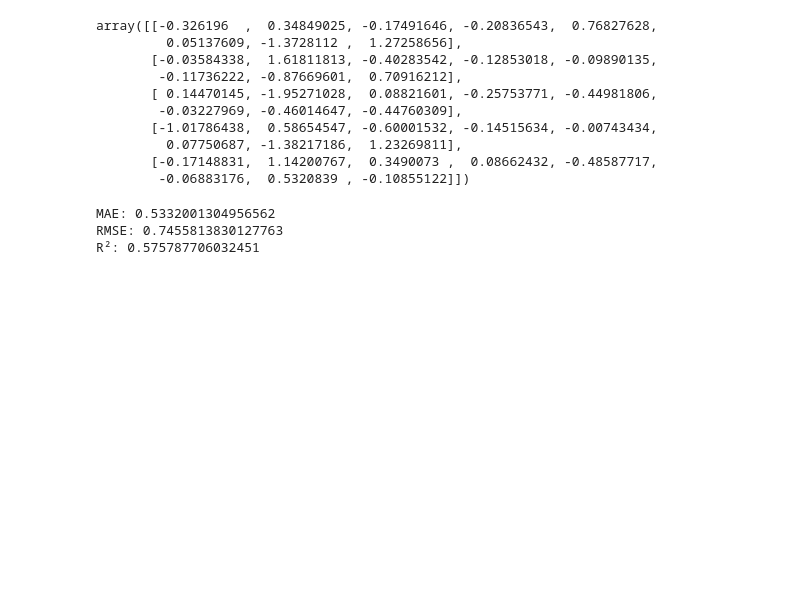
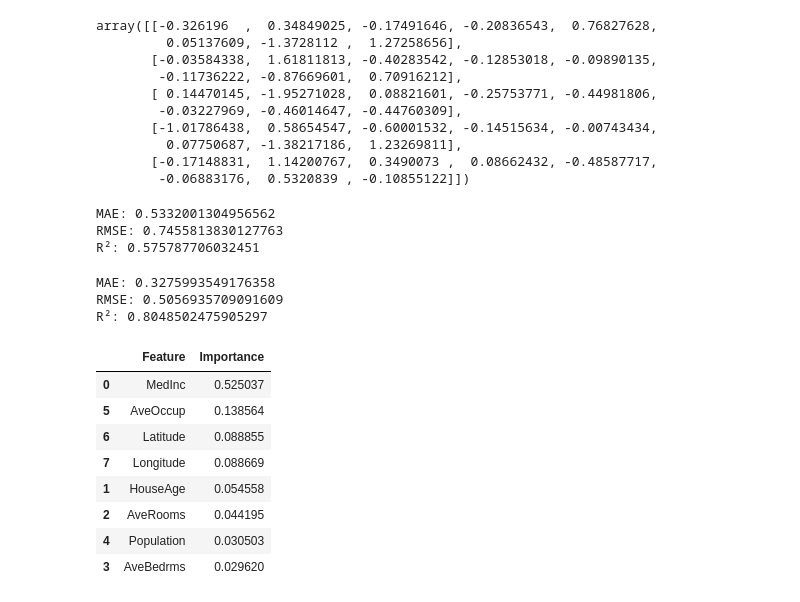
Before and after one commit to aimbxt/housing-price-predictor, a Jupyter notebook: notebooks/analysis.ipynb, the cells around one changed output. Saved outputs shown, nothing was run; the diff lists cells and outputs as text; code cells hidden in the pictures; blank space fills up the shorter version.

Commit message:
feat: use randomforestregressor to predict prices

```diff
--- a/notebooks/analysis.ipynb
+++ b/notebooks/analysis.ipynb
@@ -183,3 +183,49 @@ print("R²:", scaled_r2)
 MAE: 0.5332001304956562
 RMSE: 0.7455813830127763
 R²: 0.575787706032451
+# %%
+from sklearn.ensemble import RandomForestRegressor
+
+forest_model = RandomForestRegressor(
+    n_estimators=100,
+    random_state=42
+)
+
+forest_model.fit(X_train, y_train)
+model.fit(X_train, y_train)
+
+forest_predictions = forest_model.predict(X_test)
+
+forest_mae = mean_absolute_error(y_test, forest_predictions)
+forest_rmse = np.sqrt(
+    mean_squared_error(y_test, forest_predictions)
+)
+forest_r2 = r2_score(y_test, forest_predictions)
+
+print("MAE:", forest_mae)
+print("RMSE:", forest_rmse)
+print("R²:", forest_r2)
+# %% [output]
+MAE: 0.3275993549176358
+RMSE: 0.5056935709091609
+R²: 0.8048502475905297
+# %%
+importance = pd.DataFrame({
+    "Feature": X.columns,
+    "Importance": forest_model.feature_importances_
+})
+
+importance.sort_values(
+    "Importance",
+    ascending=False
+)
+# %% [output]
+|  | Feature | Importance |
+| 0 | MedInc | 0.525037 |
+| 5 | AveOccup | 0.138564 |
+| 6 | Latitude | 0.088855 |
+| 7 | Longitude | 0.088669 |
+| 1 | HouseAge | 0.054558 |
+| 2 | AveRooms | 0.044195 |
+| 4 | Population | 0.030503 |
+| 3 | AveBedrms | 0.029620 |
```
